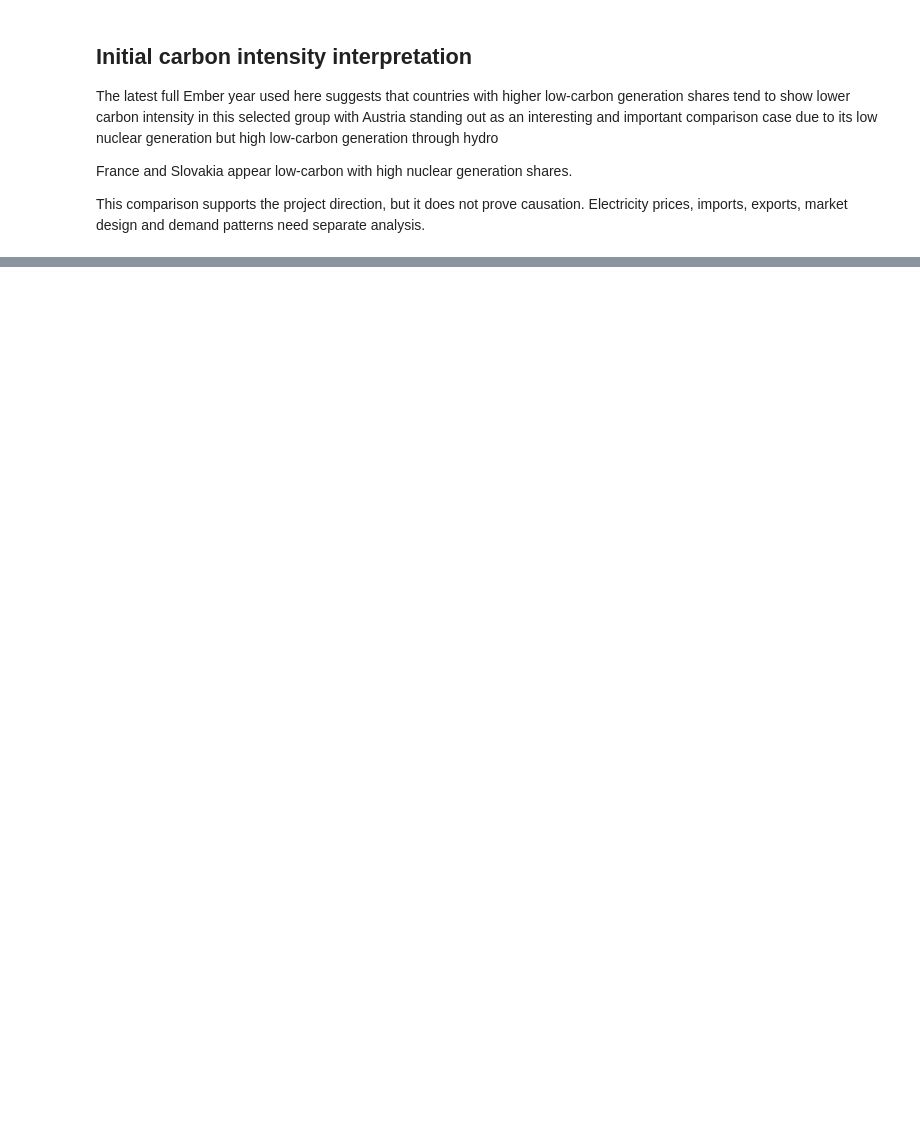
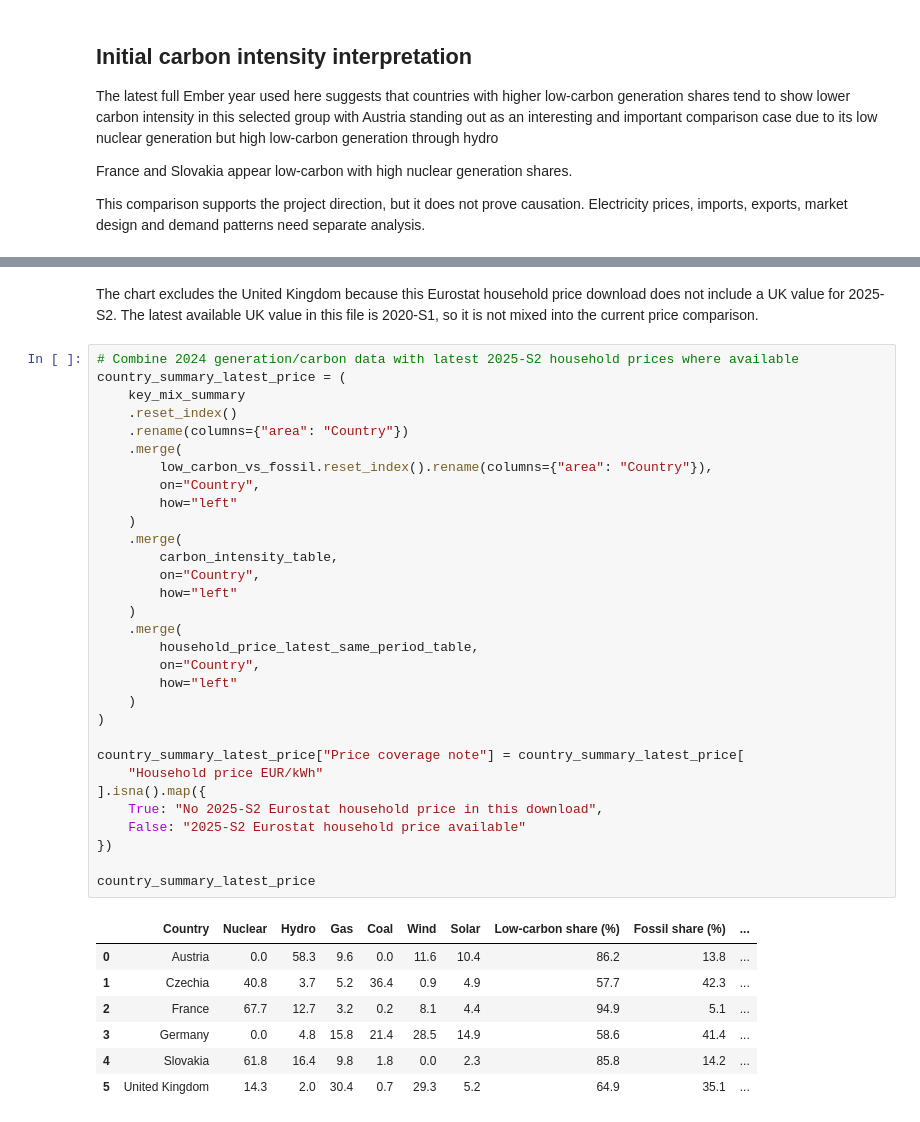
Before and after one commit to goodchoyce/nuclear-prices-carbon-europe, a Jupyter notebook: notebooks/01_dataset_review.ipynb, the cells around one changed output, grey strips where cells are left out. Drawn from its saved outputs; the diff is of its cells as text; blank space fills up the shorter version.

```diff
--- a/notebooks/01_dataset_review.ipynb
+++ b/notebooks/01_dataset_review.ipynb
@@ -412,0 +679,41 @@ This comparison supports the project direction, but it does not prove causation.
+# %% [markdown]
+The chart excludes the United Kingdom because this Eurostat household price download does not include a UK value for 2025-S2. The latest available UK value in this file is 2020-S1, so it is not mixed into the current price comparison.
+# %%
+# Combine 2024 generation/carbon data with latest 2025-S2 household prices where available
+country_summary_latest_price = (
+    key_mix_summary
+    .reset_index()
+    .rename(columns={"area": "Country"})
+    .merge(
+        low_carbon_vs_fossil.reset_index().rename(columns={"area": "Country"}),
+        on="Country",
+        how="left"
+    )
+    .merge(
+        carbon_intensity_table,
+        on="Country",
+        how="left"
+    )
+    .merge(
+        household_price_latest_same_period_table,
+        on="Country",
+        how="left"
+    )
+)
+
+country_summary_latest_price["Price coverage note"] = country_summary_latest_price[
+    "Household price EUR/kWh"
+].isna().map({
+    True: "No 2025-S2 Eurostat household price in this download",
+    False: "2025-S2 Eurostat household price available"
+})
+
+country_summary_latest_price
+# %% [output]
+|  | Country | Nuclear | Hydro | Gas | Coal | Wind | Solar | Low-carbon share (%) | Fossil share (%) | ... |
+| 0 | Austria | 0.0 | 58.3 | 9.6 | 0.0 | 11.6 | 10.4 | 86.2 | 13.8 | ... |
+| 1 | Czechia | 40.8 | 3.7 | 5.2 | 36.4 | 0.9 | 4.9 | 57.7 | 42.3 | ... |
+| 2 | France | 67.7 | 12.7 | 3.2 | 0.2 | 8.1 | 4.4 | 94.9 | 5.1 | ... |
+| 3 | Germany | 0.0 | 4.8 | 15.8 | 21.4 | 28.5 | 14.9 | 58.6 | 41.4 | ... |
+| 4 | Slovakia | 61.8 | 16.4 | 9.8 | 1.8 | 0.0 | 2.3 | 85.8 | 14.2 | ... |
+| 5 | United Kingdom | 14.3 | 2.0 | 30.4 | 0.7 | 29.3 | 5.2 | 64.9 | 35.1 | ... |
```
Also changed, not shown: parts of 27 cells of this notebook.
